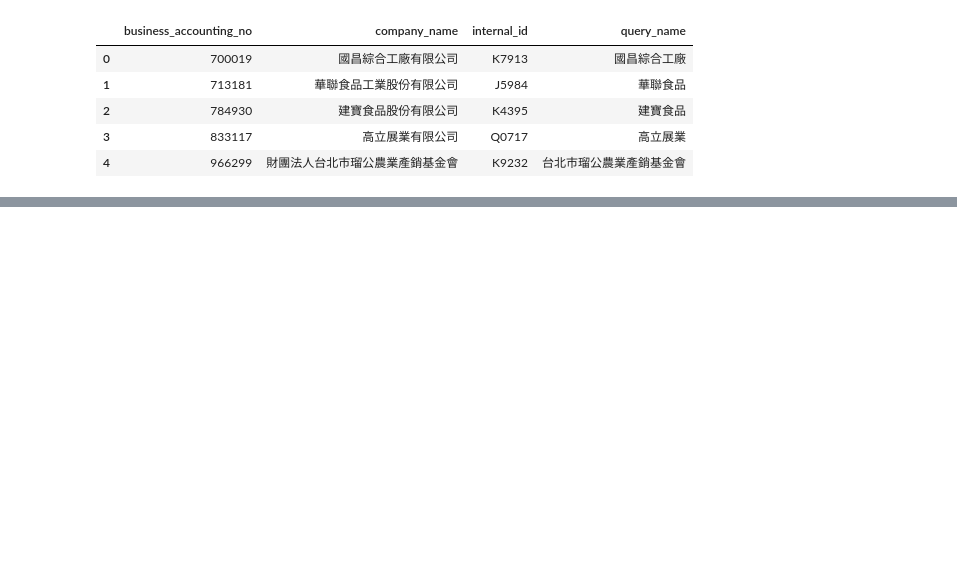
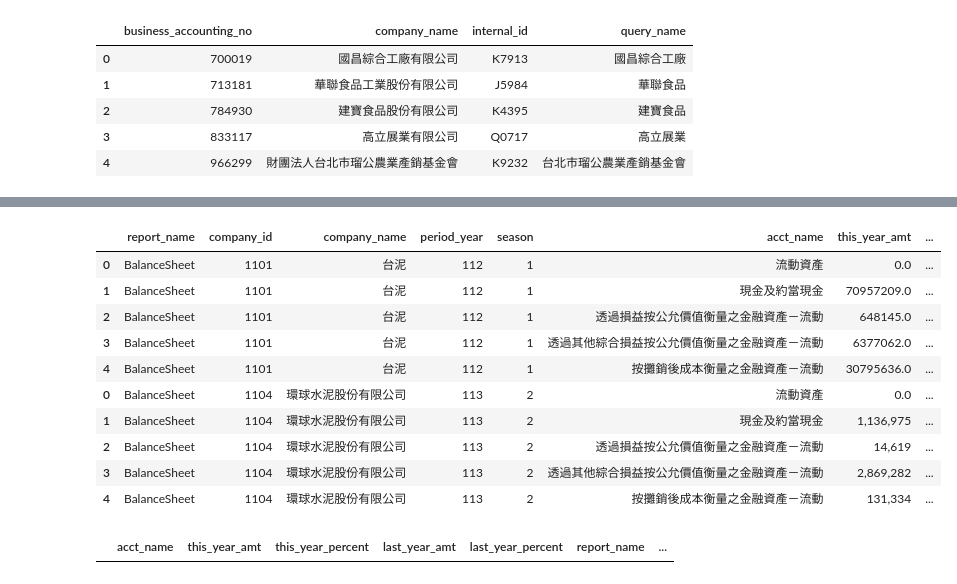
Before and after one commit to chiseanchang0727/financial-report-crawler, a Jupyter notebook: frc.ipynb, the cells around one changed output, grey strips where cells are left out. Saved outputs shown, nothing was run; the diff lists cells and outputs as text; code cells hidden in the pictures; blank space fills up the shorter version.

```diff
--- a/frc.ipynb
+++ b/frc.ipynb
@@ -174,0 +531,7 @@ df_frc.to_csv('fr_result.csv', index=False)
+# %%
+# read balacne
+df_balance = pd.read_csv('balance_result.csv')
+# read profitloss
+df_profitloss = pd.read_csv('profitloss_result.csv', encoding='utf-16')
+# read cash
+df_cash = pd.read_csv('cash_result.csv', encoding='utf-16')
@@ -174,0 +556,7 @@ df_frc.to_csv('fr_result.csv', index=False)
+# %%
+df_all = pd.concat([df_balance, df_profitloss, df_cash], axis=0).fillna(0)
+# %%
+df_all['period_year'] = '113'
+df_all['season'] = '2'
+df_all['company_id'] = df_all['stock']
+df_all = df_all.drop(['stock'], axis=1)
@@ -174,0 +572,4 @@ df_frc.to_csv('fr_result.csv', index=False)
+# %%
+# Remove commas and convert to numeric, forcing errors to NaN
+df_all['this_year_amt'] = pd.to_numeric(df_all['this_year_amt'].str.replace(',', ''), errors='coerce').fillna(0).astype(int)
+df_all['last_year_amt'] = pd.to_numeric(df_all['last_year_amt'].str.replace(',', ''), errors='coerce').fillna(0).astype(int)
@@ -174,0 +585,14 @@ df_frc.to_csv('fr_result.csv', index=False)
+# %%
+pd.concat([df_test, df_all.head()], axis=0)
+# %% [output]
+|  | report_name | company_id | company_name | period_year | season | acct_name | this_year_amt | ... |
+| 0 | BalanceSheet | 1101 | 台泥 | 112 | 1 | 流動資產 | 0.0 | ... |
+| 1 | BalanceSheet | 1101 | 台泥 | 112 | 1 | 現金及約當現金 | 70957209.0 | ... |
+| 2 | BalanceSheet | 1101 | 台泥 | 112 | 1 | 透過損益按公允價值衡量之金融資產－流動 | 648145.0 | ... |
+| 3 | BalanceSheet | 1101 | 台泥 | 112 | 1 | 透過其他綜合損益按公允價值衡量之金融資產－流動 | 6377062.0 | ... |
+| 4 | BalanceSheet | 1101 | 台泥 | 112 | 1 | 按攤銷後成本衡量之金融資產－流動 | 30795636.0 | ... |
+| 0 | BalanceSheet | 1104 | 環球水泥股份有限公司 | 113 | 2 | 流動資產 | 0.0 | ... |
+| 1 | BalanceSheet | 1104 | 環球水泥股份有限公司 | 113 | 2 | 現金及約當現金 | 1,136,975 | ... |
+| 2 | BalanceSheet | 1104 | 環球水泥股份有限公司 | 113 | 2 | 透過損益按公允價值衡量之金融資產－流動 | 14,619 | ... |
+| 3 | BalanceSheet | 1104 | 環球水泥股份有限公司 | 113 | 2 | 透過其他綜合損益按公允價值衡量之金融資產－流動 | 2,869,282 | ... |
+| 4 | BalanceSheet | 1104 | 環球水泥股份有限公司 | 113 | 2 | 按攤銷後成本衡量之金融資產－流動 | 131,334 | ... |
@@ -174,0 +616,10 @@ df_frc.to_csv('fr_result.csv', index=False)
+# %%
+query = """
+select *
+from mops_season_report_copy
+"""
+
+fr_copy = sql_agent.read_table(query=query)
+fr_copy
+# %% [output]
+|  | acct_name | this_year_amt | this_year_percent | last_year_amt | last_year_percent | report_name | ... |
```
Also changed, not shown: parts of 57 cells of this notebook, 3 other files.
